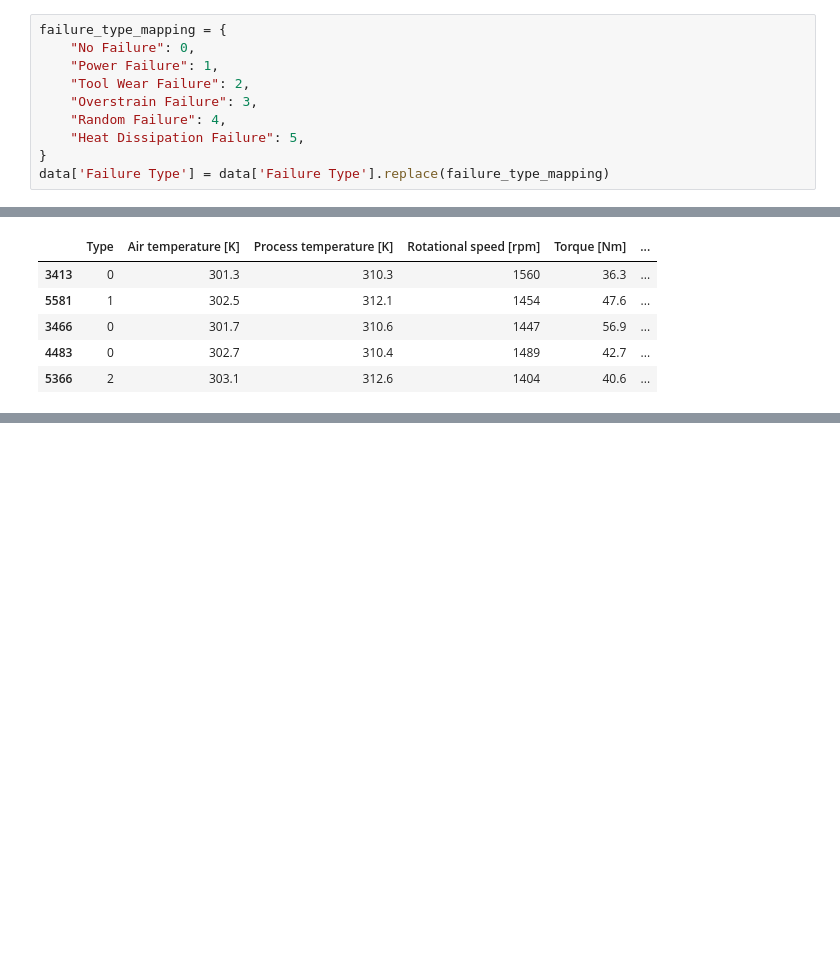
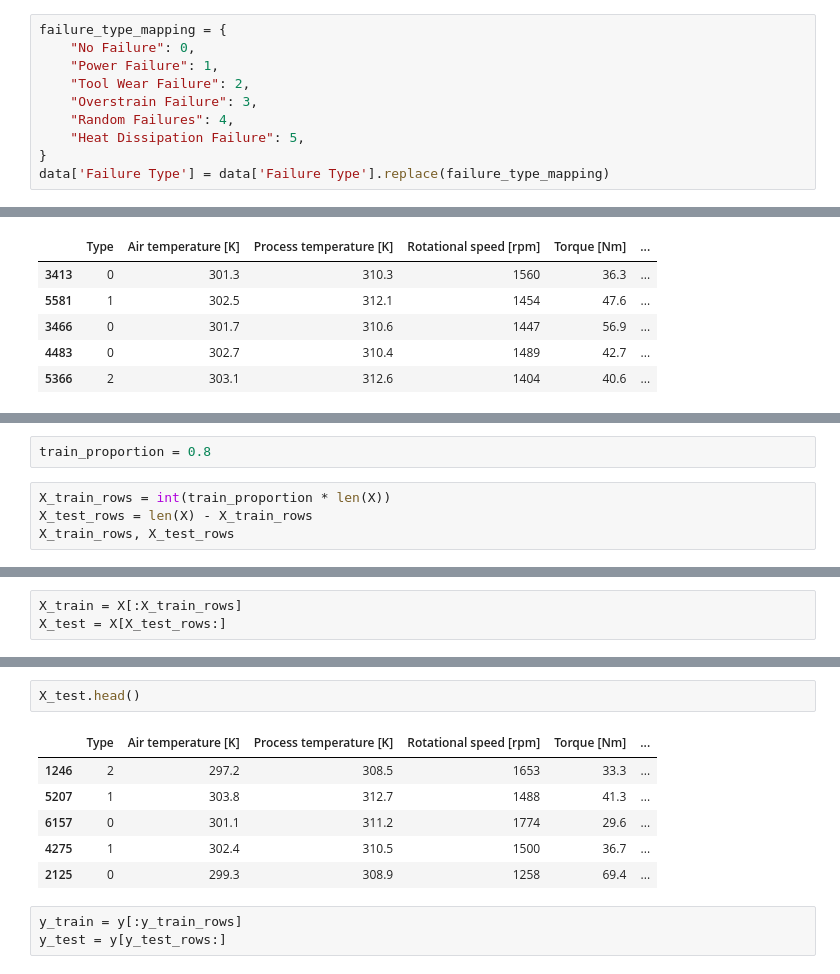
Before and after one commit to beratcmn/machine-maintenance-prediction, a Jupyter notebook: machine_maintenance_prediction.ipynb, the cells around one changed output, grey strips where cells are left out. Saved outputs shown, nothing was run; the diff lists cells and outputs as text; blank space fills up the shorter version.

```diff
--- a/machine_maintenance_prediction.ipynb
+++ b/machine_maintenance_prediction.ipynb
@@ -237,7 +237,7 @@ failure_type_mapping = {
     "Power Failure": 1,
     "Tool Wear Failure": 2,
     "Overstrain Failure": 3,
-    "Random Failure": 4,
+    "Random Failures": 4,
     "Heat Dissipation Failure": 5,
 }
 data['Failure Type'] = data['Failure Type'].replace(failure_type_mapping)
@@ -284,0 +289,6 @@ Name: Failure Type, dtype: object
+# %%
+train_proportion = 0.8
+# %%
+X_train_rows = int(train_proportion * len(X))
+X_test_rows = len(X) - X_train_rows
+X_train_rows, X_test_rows
@@ -284,0 +303,3 @@ Name: Failure Type, dtype: object
+# %%
+X_train = X[:X_train_rows]
+X_test = X[X_test_rows:]
@@ -284,0 +315,12 @@ Name: Failure Type, dtype: object
+# %%
+X_test.head()
+# %% [output]
+|  | Type | Air temperature [K] | Process temperature [K] | Rotational speed [rpm] | Torque [Nm] | ... |
+| 1246 | 2 | 297.2 | 308.5 | 1653 | 33.3 | ... |
+| 5207 | 1 | 303.8 | 312.7 | 1488 | 41.3 | ... |
+| 6157 | 0 | 301.1 | 311.2 | 1774 | 29.6 | ... |
+| 4275 | 1 | 302.4 | 310.5 | 1500 | 36.7 | ... |
+| 2125 | 0 | 299.3 | 308.9 | 1258 | 69.4 | ... |
+# %%
+y_train = y[:y_train_rows]
+y_test = y[y_test_rows:]
```
Also changed, not shown: parts of 24 cells of this notebook.
